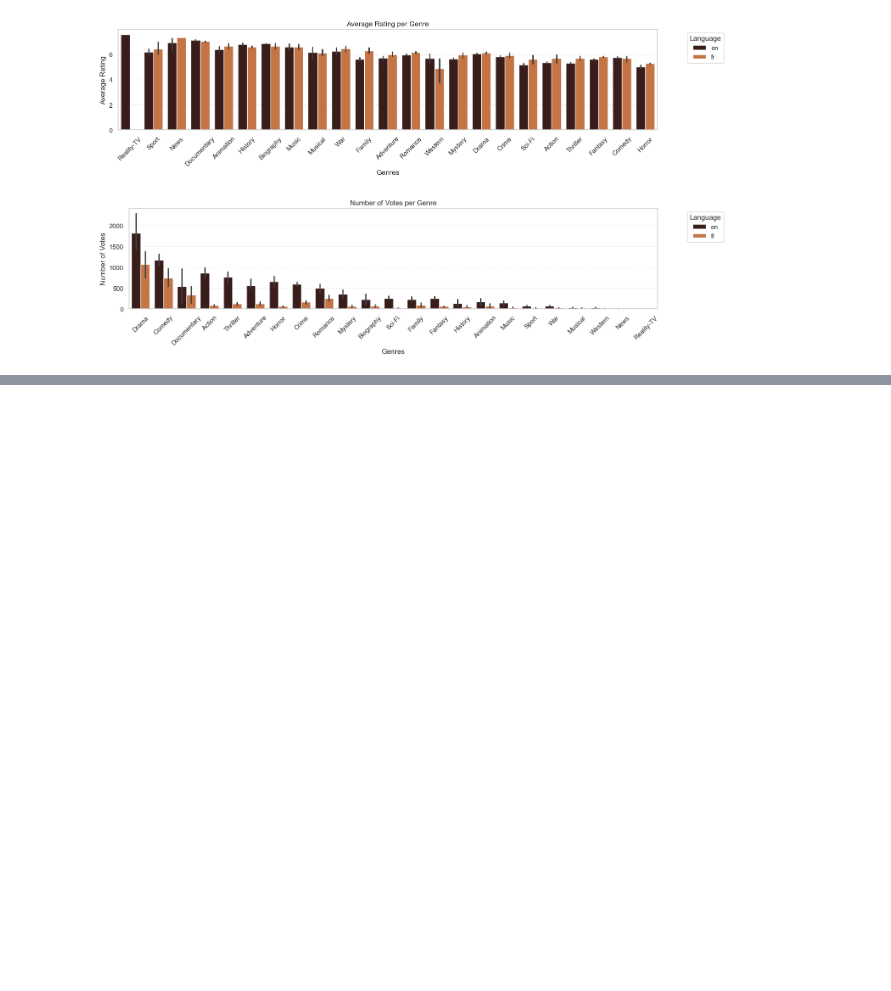
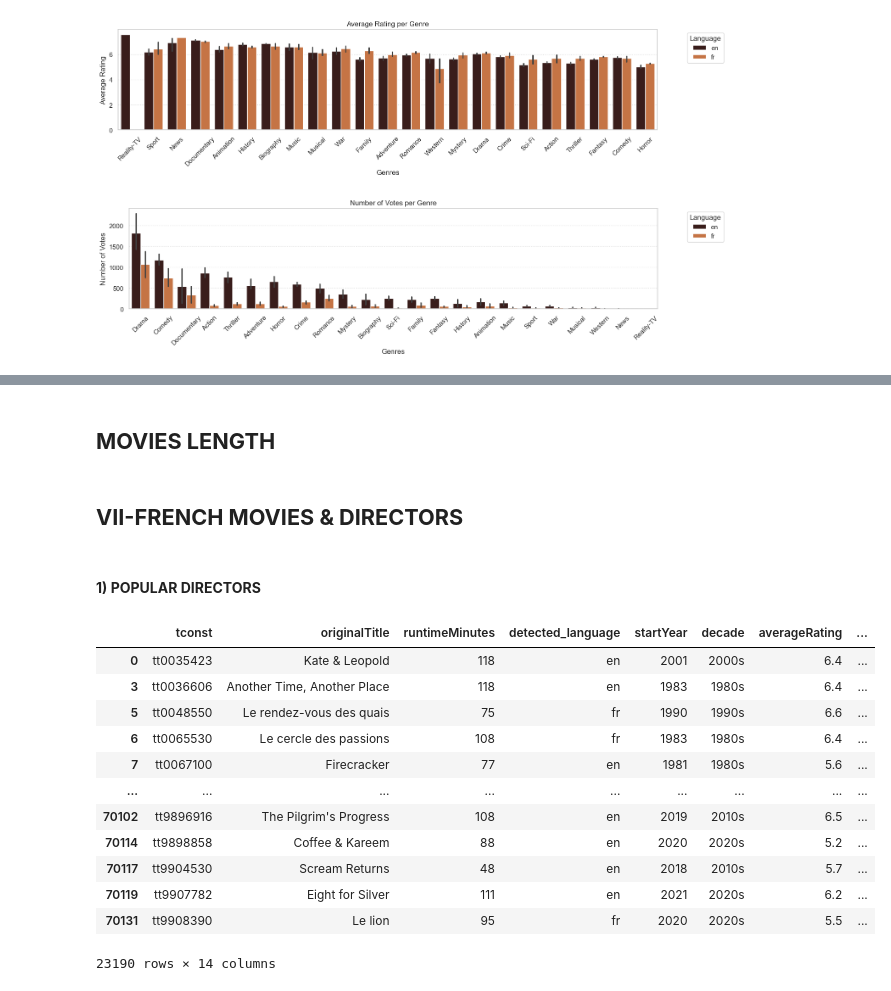
Before and after one commit to YazPod/Case_studies, a Jupyter notebook: Cinema_recommender/notebooks/visualization.ipynb, the cells around one changed output, grey strips where cells are left out. Saved outputs shown, nothing was run; the diff lists cells and outputs as text; code cells hidden in the pictures; blank space fills up the shorter version.

```diff
--- a/Cinema_recommender/notebooks/visualization.ipynb
+++ b/Cinema_recommender/notebooks/visualization.ipynb
@@ -234,0 +257,29 @@ plt.show()
+# %% [markdown]
+## **MOVIES LENGTH**
+# %% [markdown]
+## **VII-FRENCH MOVIES & DIRECTORS**
+# %% [markdown]
+#### **1) POPULAR DIRECTORS**
+# %%
+from datetime import datetime as dt
+currentYear = dt.now().year
+
+directors_full =pd.merge(table_movies_genres_ratings.drop(columns=['genres']), directors, on='tconst')
+directors_full.drop_duplicates(subset=['tconst'], inplace=True)
+directors_full['deathYear'] = directors_full['deathYear'].fillna(currentYear)
+directors_full['age'] = directors_full['deathYear'] - directors_full['birthYear']
+directors_full
+# %% [output]
+|  | tconst | originalTitle | runtimeMinutes | detected_language | startYear | decade | averageRating | ... |
+| 0 | tt0035423 | Kate & Leopold | 118 | en | 2001 | 2000s | 6.4 | ... |
+| 3 | tt0036606 | Another Time, Another Place | 118 | en | 1983 | 1980s | 6.4 | ... |
+| 5 | tt0048550 | Le rendez-vous des quais | 75 | fr | 1990 | 1990s | 6.6 | ... |
+| 6 | tt0065530 | Le cercle des passions | 108 | fr | 1983 | 1980s | 6.4 | ... |
+| 7 | tt0067100 | Firecracker | 77 | en | 1981 | 1980s | 5.6 | ... |
+| ... | ... | ... | ... | ... | ... | ... | ... | ... |
+| 70102 | tt9896916 | The Pilgrim's Progress | 108 | en | 2019 | 2010s | 6.5 | ... |
+| 70114 | tt9898858 | Coffee & Kareem | 88 | en | 2020 | 2020s | 5.2 | ... |
+| 70117 | tt9904530 | Scream Returns | 48 | en | 2018 | 2010s | 5.7 | ... |
+| 70119 | tt9907782 | Eight for Silver | 111 | en | 2021 | 2020s | 6.2 | ... |
+| 70131 | tt9908390 | Le lion | 95 | fr | 2020 | 2020s | 5.5 | ... |
+23190 rows × 14 columns
```
Also changed, not shown: parts of 40 cells of this notebook.
